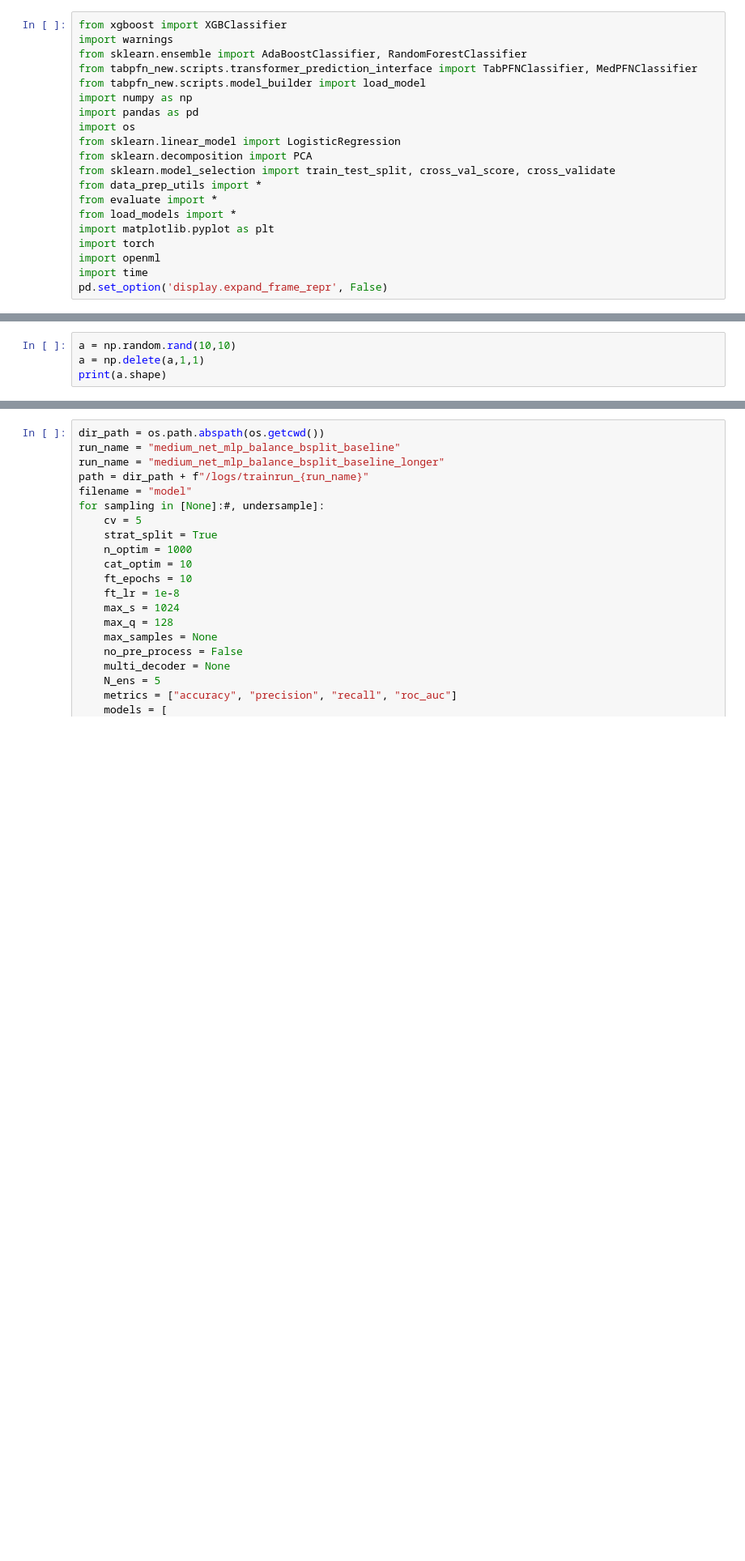
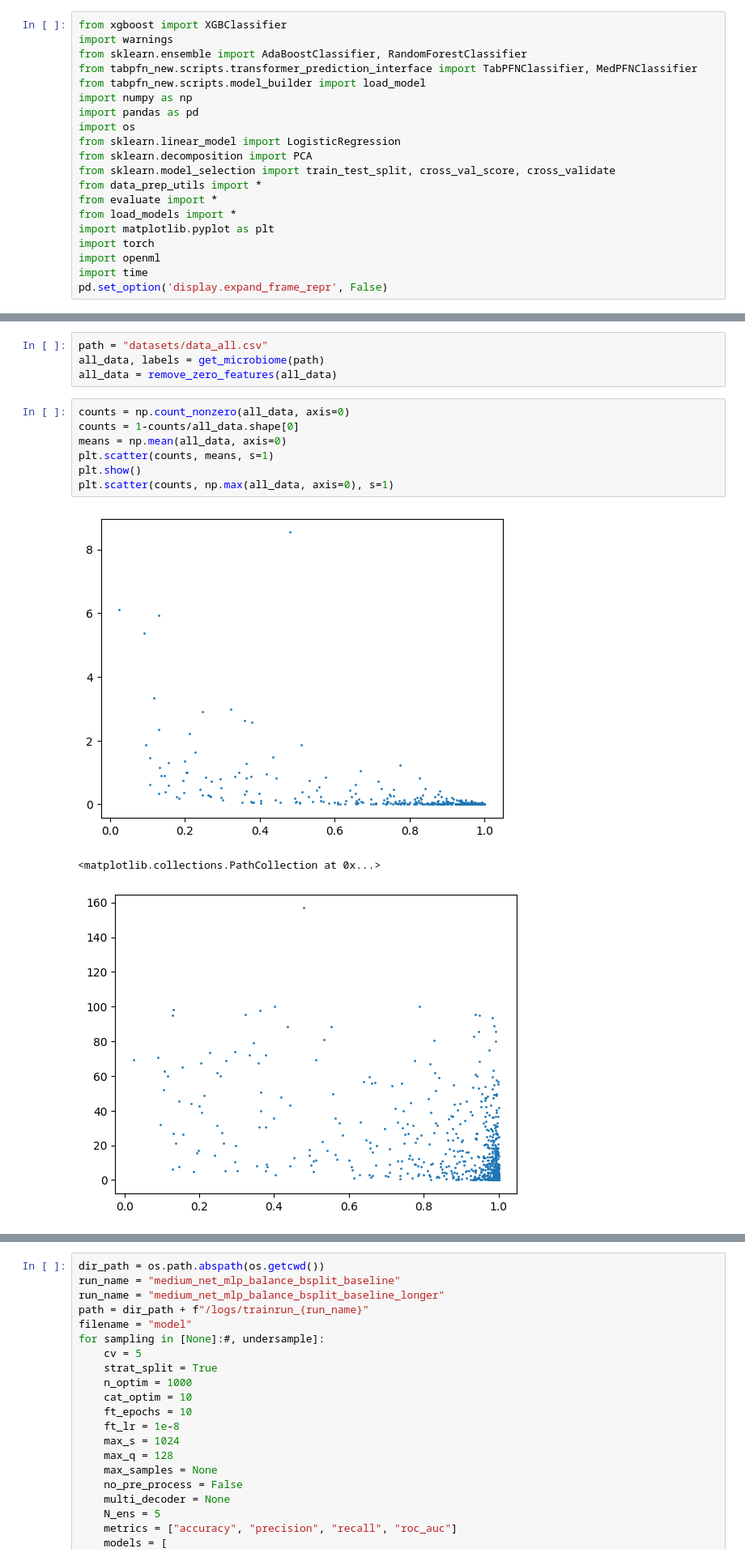
Before and after one commit to LenMetz/TabPFN-medical, a Jupyter notebook: microbiome.ipynb, the cells around one changed output, grey strips where cells are left out. Shown at 81% size. Drawn from its saved outputs; the diff is of its cells as text; blank space fills up the shorter version.

```diff
--- a/microbiome.ipynb
+++ b/microbiome.ipynb
@@ -101,6 +125,17 @@ Using a Transformer with 6.48 M parameters
-# %%
-a = np.random.rand(10,10)
-a = np.delete(a,1,1)
-print(a.shape)
+# %%
+path = "datasets/data_all.csv"
+all_data, labels = get_microbiome(path)
+all_data = remove_zero_features(all_data)
+# %%
+counts = np.count_nonzero(all_data, axis=0)
+counts = 1-counts/all_data.shape[0]
+means = np.mean(all_data, axis=0)
+plt.scatter(counts, means, s=1)
+plt.show()
+plt.scatter(counts, np.max(all_data, axis=0), s=1)
+# %% [output]
+[figure, added]
+<matplotlib.collections.PathCollection at 0x...>
+[figure, added]
 # %%
 print(error)
```
Also changed, not shown: parts of 3 cells of this notebook, 25 other files.
